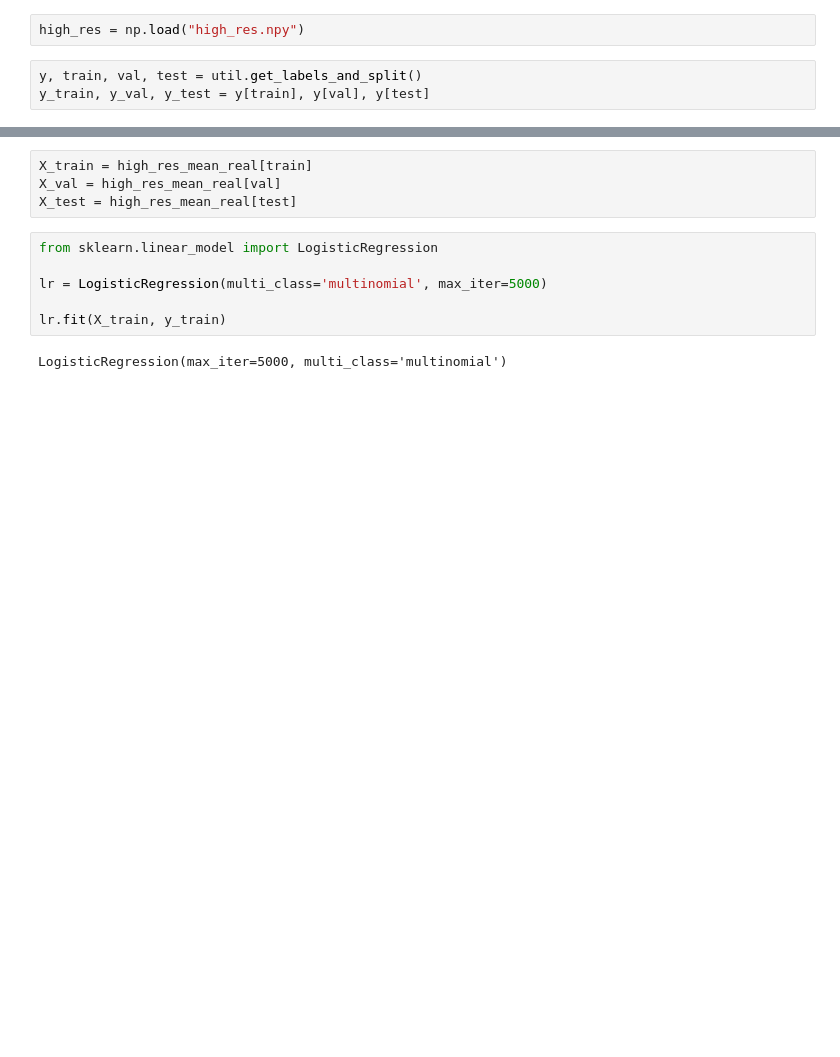
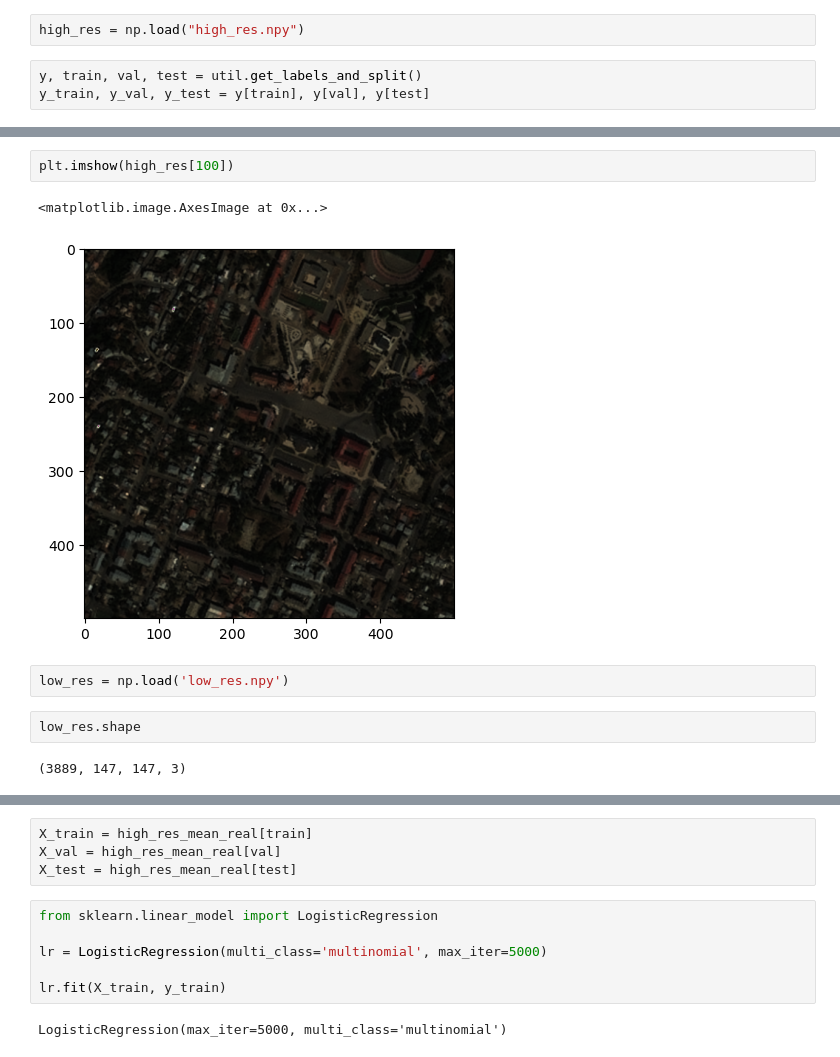
Before and after one commit to AbhishekVangipuram/CS229FinalProj, a Jupyter notebook: exploration.ipynb, the cells around one changed output, grey strips where cells are left out. Drawn from its saved outputs; the diff is of its cells as text; blank space fills up the shorter version.

```diff
--- a/exploration.ipynb
+++ b/exploration.ipynb
@@ -68,0 +118,11 @@ array([[ 6.62690608,  8.66669307,  6.21661944],
+# %%
+plt.imshow(high_res[100])
+# %% [output]
+<matplotlib.image.AxesImage at 0x...>
+[figure, added]
+# %%
+low_res = np.load('low_res.npy')
+# %%
+low_res.shape
+# %% [output]
+(3889, 147, 147, 3)
```
Also changed, not shown: parts of 11 cells of this notebook, 9 other files.
